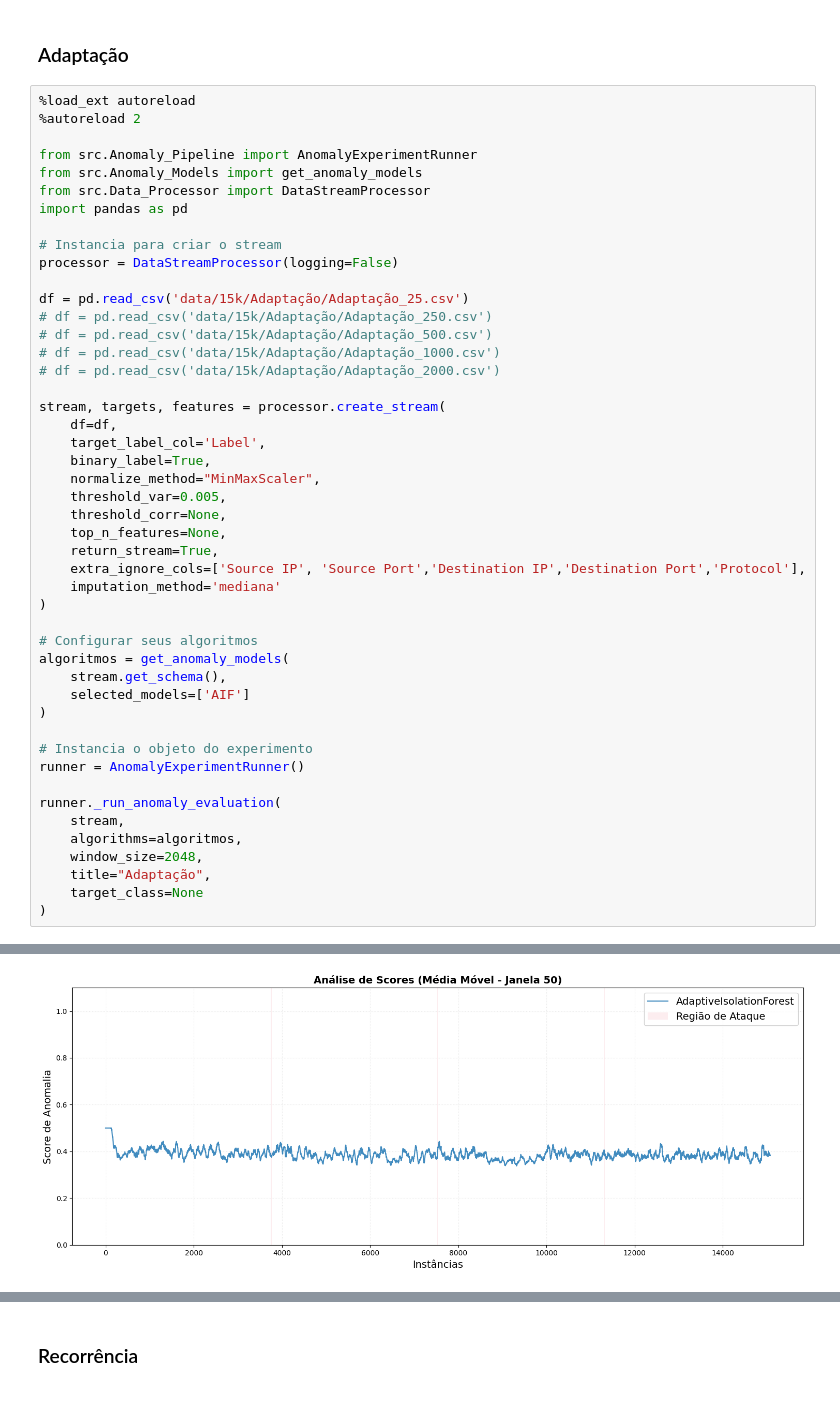
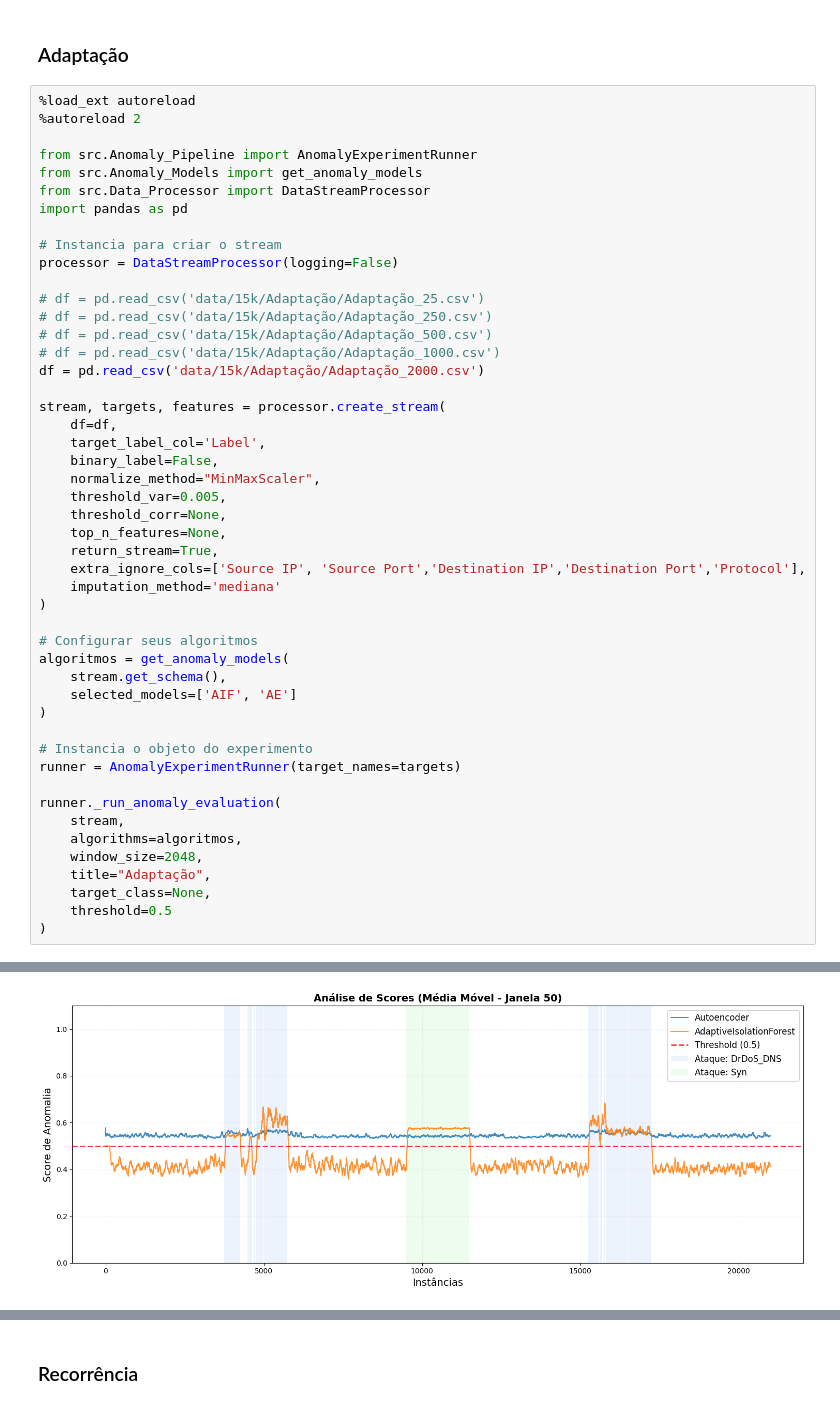
Before and after one commit to iRocktys/anomaly-detection-data-stream, a Jupyter notebook: AnomalyDetectionDevelop.ipynb, the cells around one changed output, grey strips where cells are left out. Drawn from its saved outputs; the diff is of its cells as text.

```diff
--- a/AnomalyDetectionDevelop.ipynb
+++ b/AnomalyDetectionDevelop.ipynb
@@ -231,42 +231,43 @@ import pandas as pd
 # Instancia para criar o stream
 processor = DataStreamProcessor(logging=False)
 
-df = pd.read_csv('data/15k/Adaptação/Adaptação_25.csv')
+# df = pd.read_csv('data/15k/Adaptação/Adaptação_25.csv')
 # df = pd.read_csv('data/15k/Adaptação/Adaptação_250.csv')
 # df = pd.read_csv('data/15k/Adaptação/Adaptação_500.csv')
 # df = pd.read_csv('data/15k/Adaptação/Adaptação_1000.csv')
-# df = pd.read_csv('data/15k/Adaptação/Adaptação_2000.csv')
+df = pd.read_csv('data/15k/Adaptação/Adaptação_2000.csv')
 
 stream, targets, features = processor.create_stream(
     df=df,
     target_label_col='Label',
-    binary_label=True,
+    binary_label=False,
     normalize_method="MinMaxScaler",
     threshold_var=0.005,
     threshold_corr=None,
     top_n_features=None,
     return_stream=True,
     extra_ignore_cols=['Source IP', 'Source Port','Destination IP','Destination Port','Protocol'],
     imputation_method='mediana'
 )
 
 # Configurar seus algoritmos
 algoritmos = get_anomaly_models(
     stream.get_schema(),
-    selected_models=['AIF']
+    selected_models=['AIF', 'AE']
 )
 
 # Instancia o objeto do experimento
-runner = AnomalyExperimentRunner()
+runner = AnomalyExperimentRunner(target_names=targets)
 
 runner._run_anomaly_evaluation(
     stream,
     algorithms=algoritmos,
     window_size=2048,
     title="Adaptação",
-    target_class=None
+    target_class=None,
+    threshold=0.5
 )
 # %% [output]
 The autoreload extension is already loaded. To reload it, use:
   %reload_ext autoreload
-[figure, old version]
+[figure, new version]
```
Also changed, not shown: parts of 1 cell of this notebook, 2 other files.
